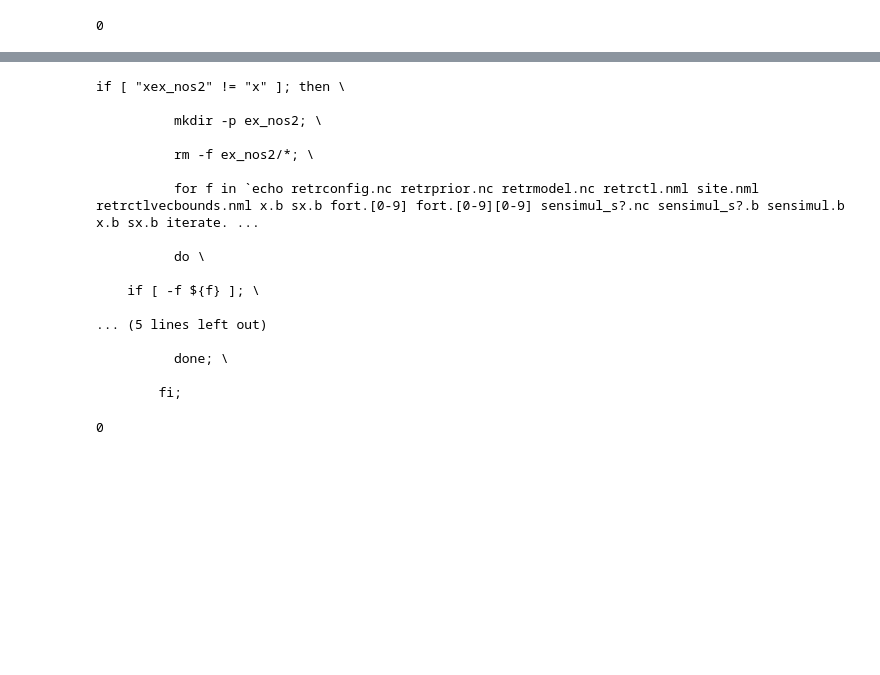
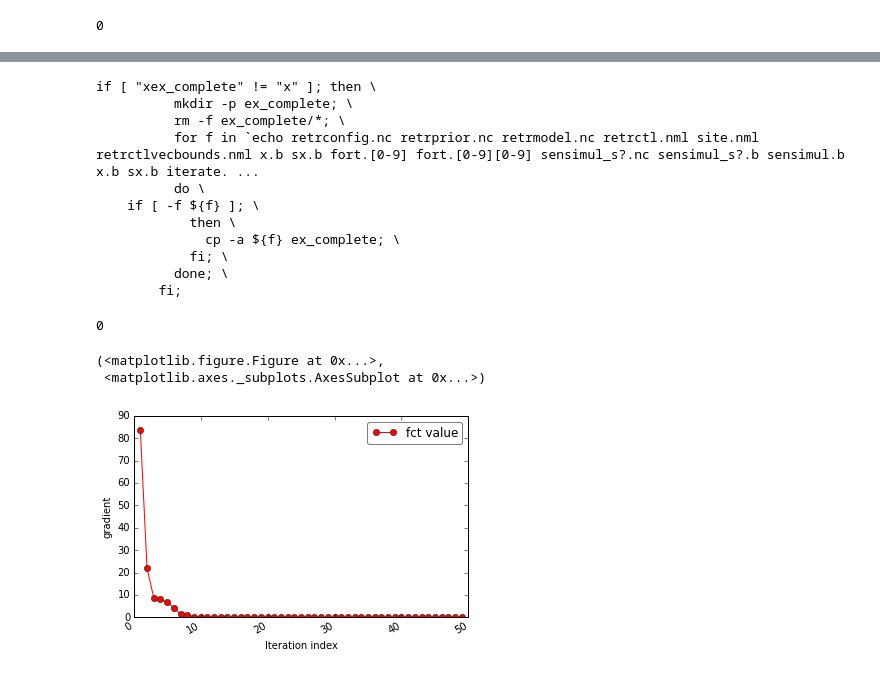
Before and after one commit to Ewan82/esa_demo, a Jupyter notebook: tool_intro.ipynb, the cells around one changed output, grey strips where cells are left out. Saved outputs shown, nothing was run; the diff lists cells and outputs as text; code cells hidden in the pictures; blank space fills up the shorter version.

```diff
--- a/tool_intro.ipynb
+++ b/tool_intro.ipynb
@@ -263,22 +308,22 @@ INFO::runretrieval:...FAPAR target processing DONE
 0
 # %%
-rcmd.run_command('make save_exp SAVDIR=ex_nos2')
+rcmd.run_command('make save_exp SAVDIR=ex_complete')
 # %% [output]
-if [ "xex_nos2" != "x" ]; then \
-
-          mkdir -p ex_nos2; \
-
-          rm -f ex_nos2/*; \
-
+if [ "xex_complete" != "x" ]; then \
+          mkdir -p ex_complete; \
+          rm -f ex_complete/*; \
           for f in `echo retrconfig.nc retrprior.nc retrmodel.nc retrctl.nml site.nml retrctlvecbounds.nml x.b sx.b fort.[0-9] fort.[0-9][0-9] sensimul_s?.nc sensimul_s?.b sensimul.b x.b sx.b iterate. ...
-
           do \
-
     if [ -f ${f} ]; \
-
-... (5 lines left out)
-
+            then \
+              cp -a ${f} ex_complete; \
+            fi; \
           done; \
-
         fi;
 0
+# %%
+plot_syn.plot_iterate('ex_complete/iterate.dat', var='fct')
+# %% [output]
+(<matplotlib.figure.Figure at 0x...>,
+ <matplotlib.axes._subplots.AxesSubplot at 0x...>)
+[figure, added]
```
Also changed, not shown: parts of 19 cells of this notebook, 2 other files.
